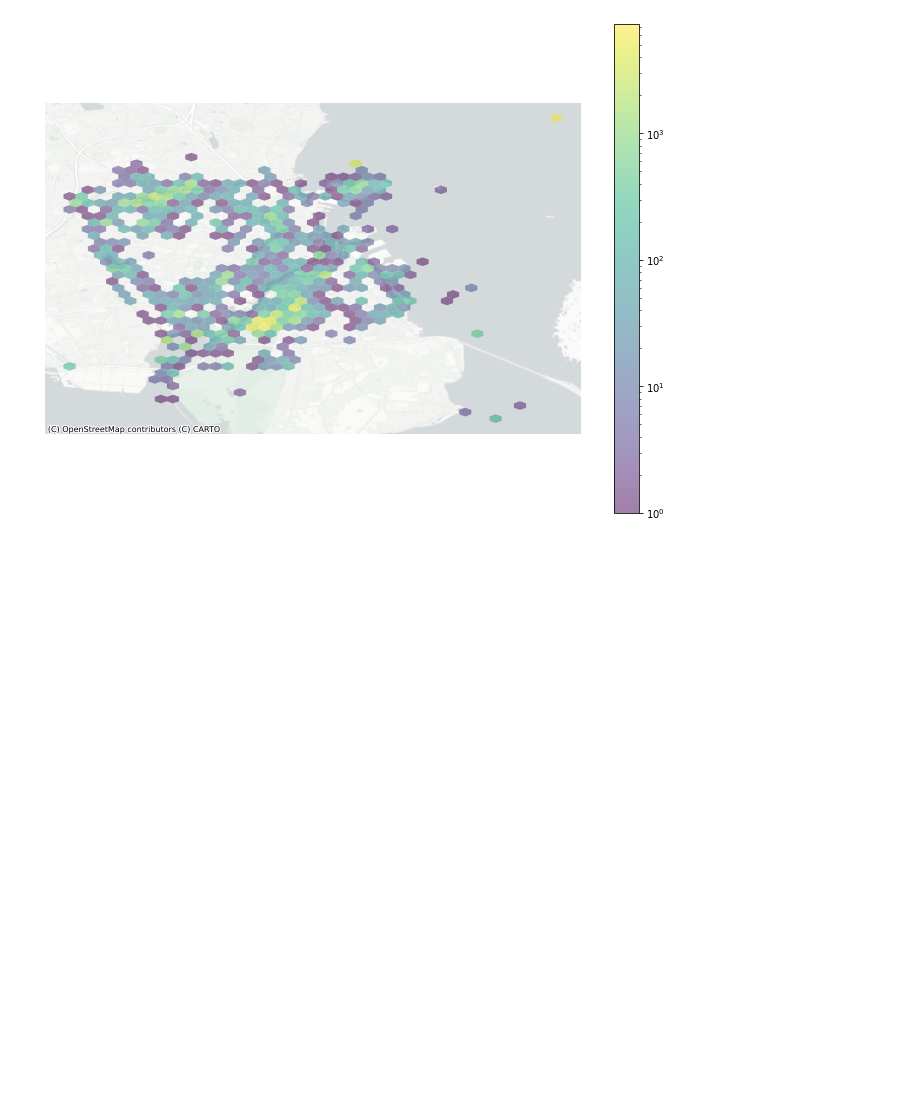
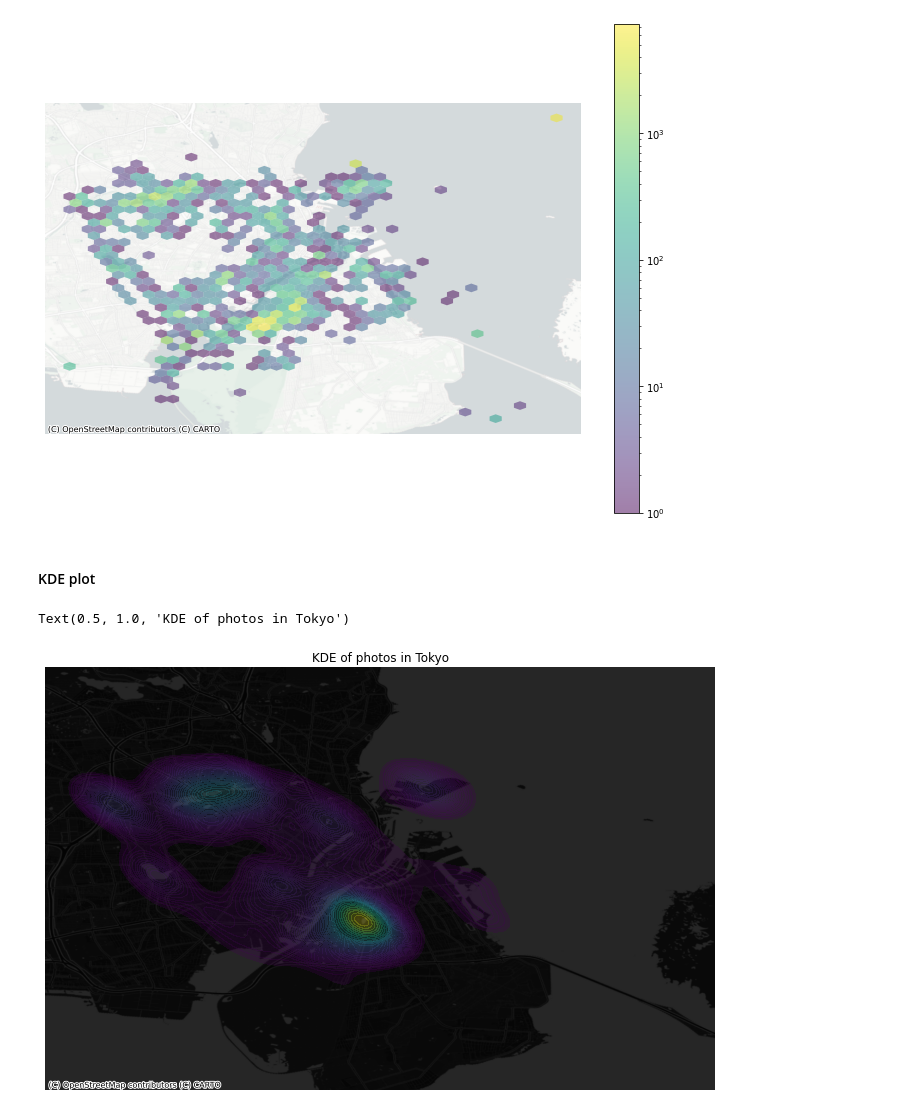
Before and after one commit to Marcus-Friis/geospatial-exam, a Jupyter notebook: notebooks/birds.ipynb, the cells around one changed output. Drawn from its saved outputs; the diff is of its cells as text; code cells hidden in the pictures; blank space fills up the shorter version.

```diff
--- a/notebooks/birds.ipynb
+++ b/notebooks/birds.ipynb
@@ -62,3 +109,28 @@ cx.add_basemap(source=cx.providers.CartoDB.PositronNoLabels, crs=gdf.crs, ax=ax)
 ax.set_axis_off()
 # %% [output]
 [figure]
+# %% [markdown]
+#### KDE plot
+# %%
+f, ax = plt.subplots(1, figsize=(12, 12))
+
+sns.kdeplot(
+    data=gdf,
+    x='obs_laengdegrad',
+    y='obs_breddegrad',
+    n_levels=50,
+    shade=True,
+    alpha=0.25,
+    cmap="viridis"
+)
+
+ax.set_axis_off()
+cx.add_basemap(
+    ax,
+    crs="EPSG:4326",
+    source=cx.providers.CartoDB.DarkMatterNoLabels
+)
+ax.set_title("KDE of photos in Tokyo")
+# %% [output]
+Text(0.5, 1.0, 'KDE of photos in Tokyo')
+[figure, added]
```
Also changed, not shown: parts of 21 cells of this notebook, 11 other files.
